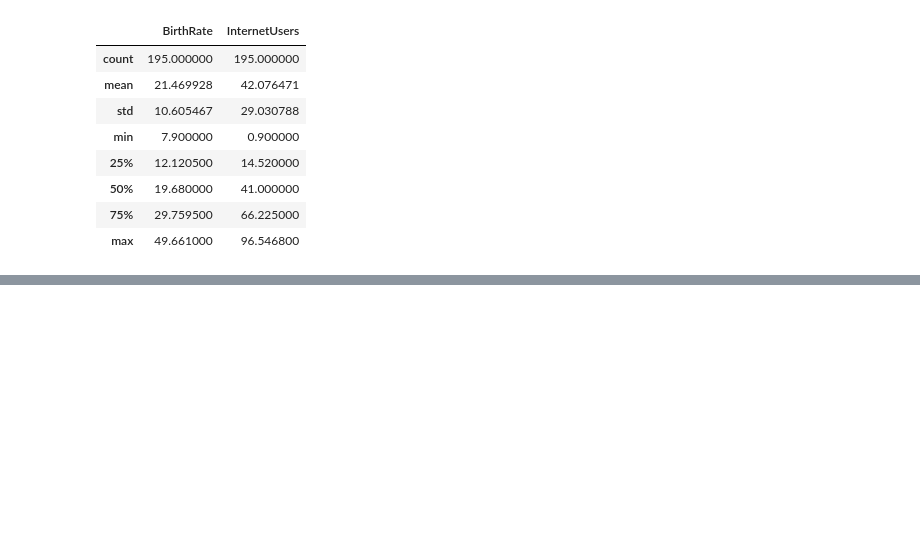
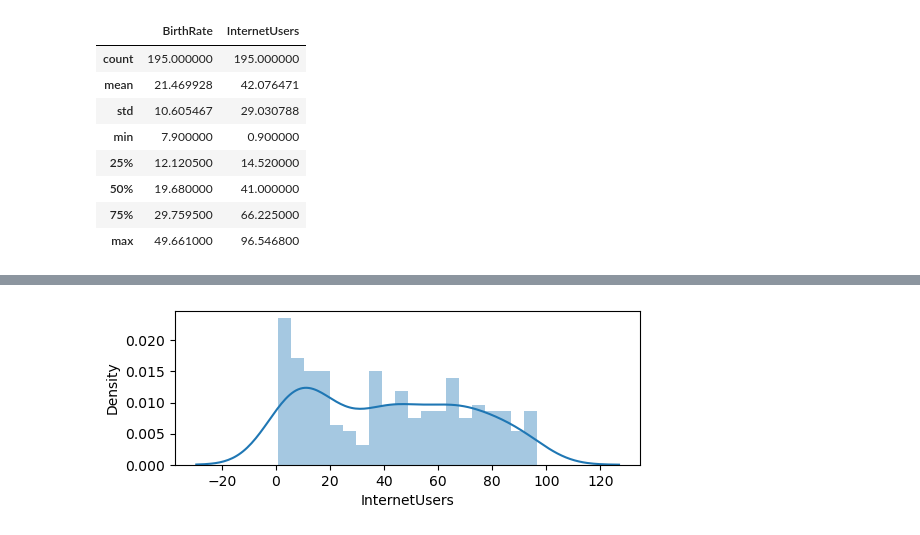
Before and after one commit to Harish-34/python, a Jupyter notebook: T16_data_frame.ipynb, the cells around one changed output, grey strips where cells are left out. Drawn from its saved outputs; the diff is of its cells as text; code cells hidden in the pictures; blank space fills up the shorter version.

```diff
--- a/T16_data_frame.ipynb
+++ b/T16_data_frame.ipynb
@@ -205,0 +550,4 @@ Neumerical_data.describe()
+# %%
+vis3 = sns.distplot(data['InternetUsers'], bins=20)
+# %% [output]
+[figure, added]
```
Also changed, not shown: parts of 43 cells of this notebook.
